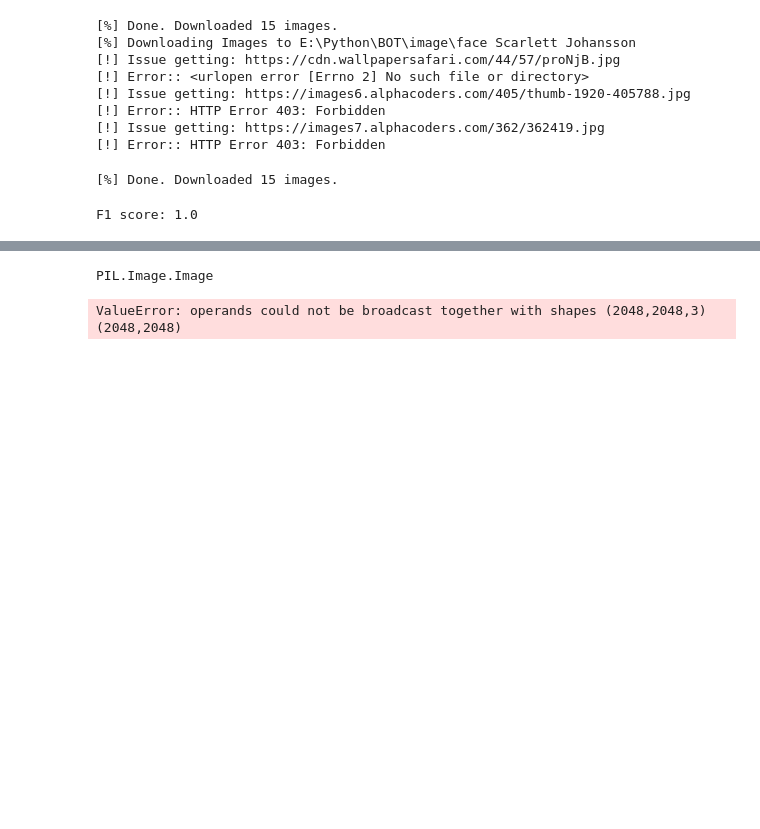
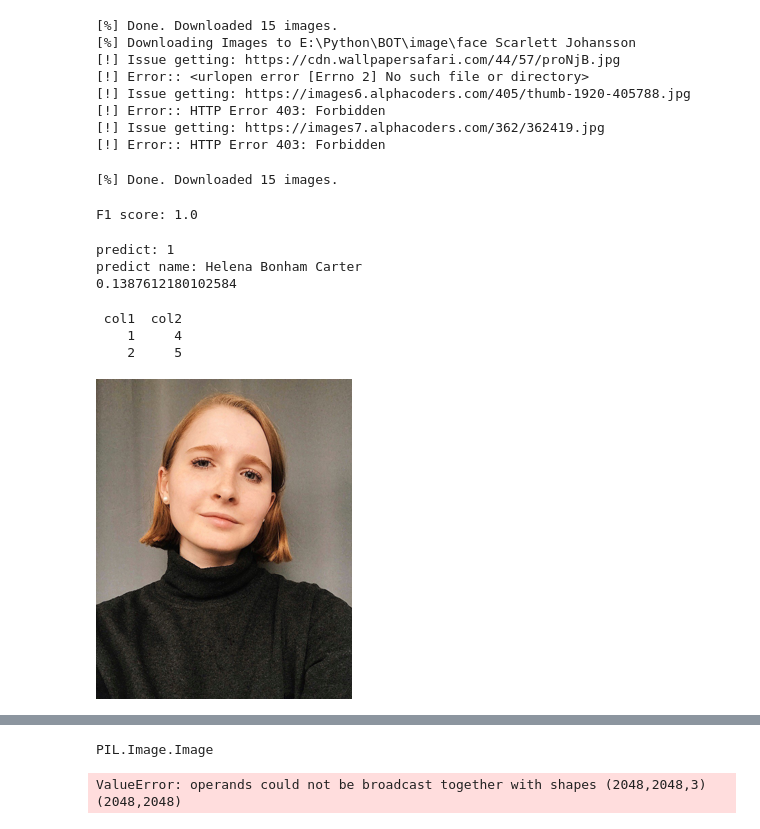
Before and after one commit to DovolnoSlov/DoesYouLookLike, a Jupyter notebook: notebook/DoesYouLookLike_JN.ipynb, the cells around one changed output, grey strips where cells are left out. Drawn from its saved outputs; the diff is of its cells as text; code cells hidden in the pictures; blank space fills up the shorter version.

Commit message:
changed+ JN-file (starting create predict Model)

```diff
--- a/notebook/DoesYouLookLike_JN.ipynb
+++ b/notebook/DoesYouLookLike_JN.ipynb
@@ -433,9 +440,3 @@ f1_model_score = f1_score(y_test, model_LR.predict(X_test), average='micro')
 print(f'F1 score: {f1_model_score}')
 # %% [output]
 F1 score: 1.0
-# %%
-path_test_image = os.path.join(path_model, 'test_image.jpg')
-# изменение формата тестового изображения
-with Image.open(path_image) as photo:
-    test_photo_resized = resize_photo(photo, size_new)
-    test_photo_resized_conv = photo_resized.convert('RGB')
@@ -461,0 +506,24 @@ try:
+# %%
+predict_model_img_lr = PredictModelImgLR(path_model, size_new)
+predict_model_img_lr.predict_model()
+# %% [output]
+predict: 1
+predict name: Helena Bonham Carter
+0.1387612180102584
+# %%
+d = {'col1': [1, 2, 3], 'col2': [4, 5, 6]}
+df = pd.DataFrame(d)
+print(df[:2].to_string(index=False))
+# %% [output]
+ col1  col2
+    1     4
+    2     5
+# %%
+path_test_image = os.path.join(path_model, 'test_image.jpg')
+# изменение формата тестового изображения
+with Image.open(path_test_image) as photo:
+    test_photo_resized = resize_photo(photo, size_new)
+    test_photo_resized_conv = test_photo_resized.convert('RGB')
+test_photo_resized_conv
+# %% [output]
+[figure, added]
```
Also changed, not shown: parts of 6 cells of this notebook.
